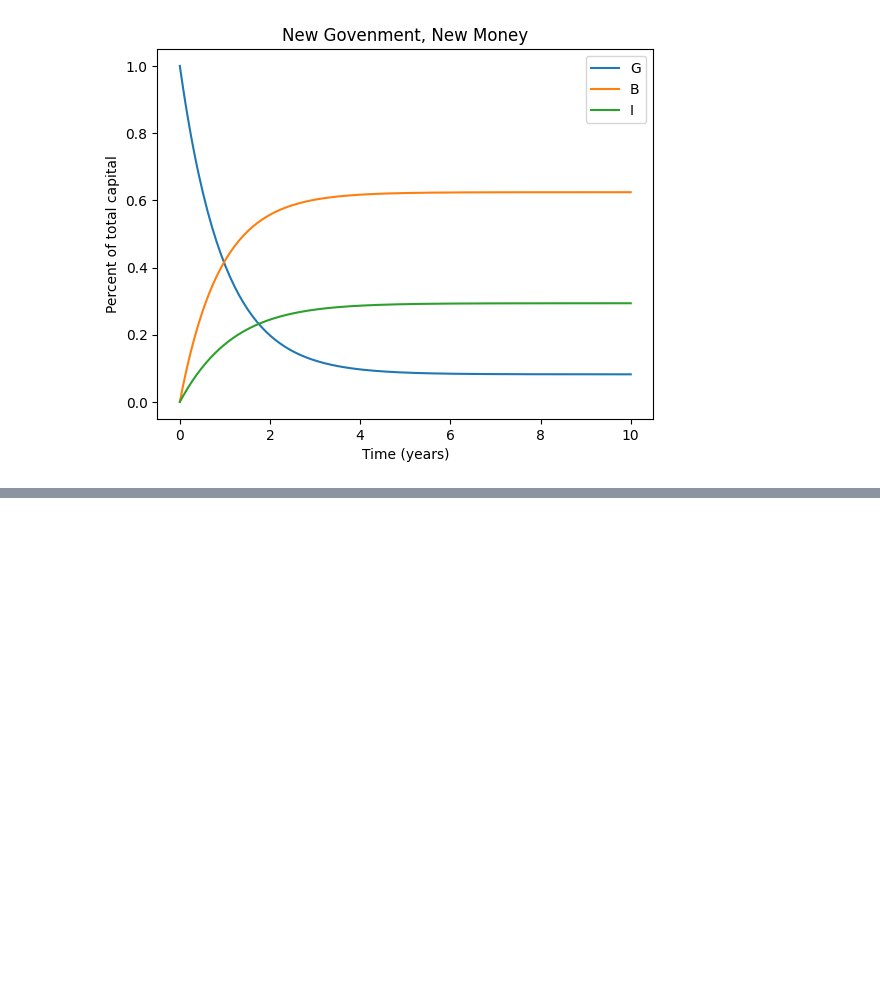
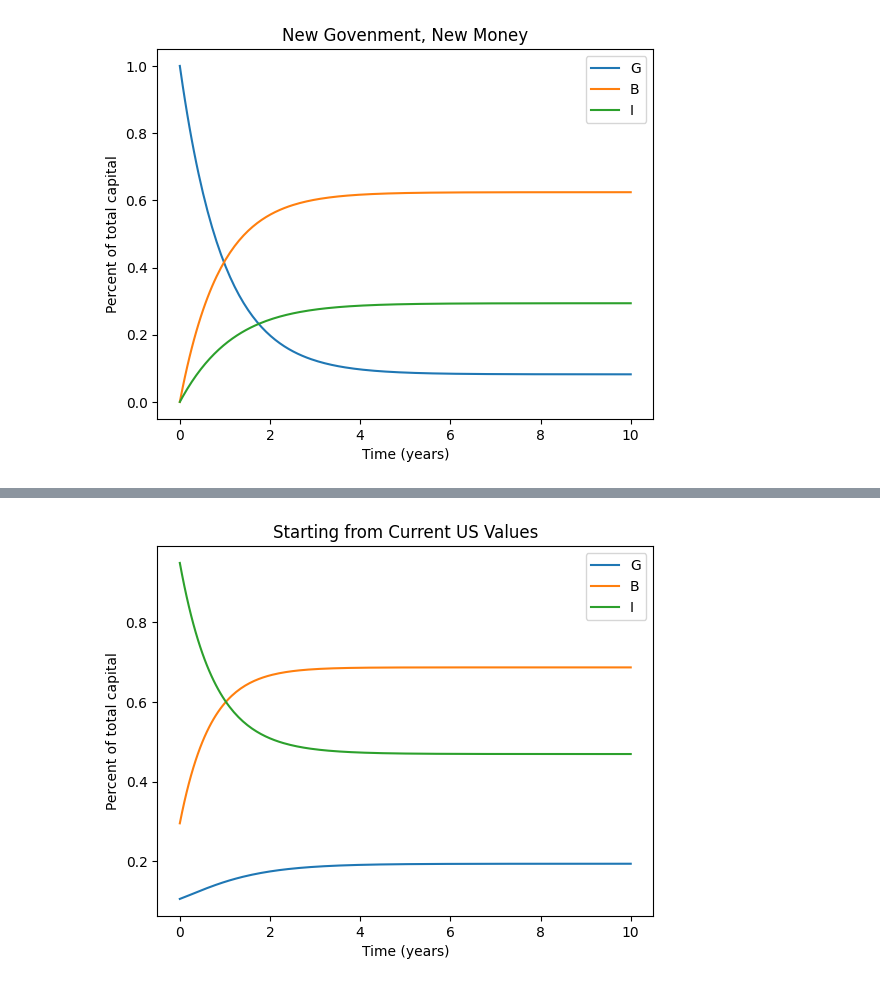
Before and after one commit to TeayounK/Vol4-Project, a Jupyter notebook: models.ipynb, the cells around one changed output, grey strips where cells are left out. Cells and saved outputs as stored; diff of their text form; code cells hidden in the pictures; blank space fills up the shorter version.

```diff
--- a/models.ipynb
+++ b/models.ipynb
@@ -38,0 +74,35 @@ plt.savefig("new_govt_money.png", dpi = 300)
+# %%
+tau_i = .085
+tau_b = .21
+beta = 0.7
+gamma = 0.5
+alpha = 0.75
+delta = .25
+
+# Make the ODE function
+def ode(t, y):
+    '''defines the ode system'''
+    return np.array([tau_i*y[2] + tau_b*y[1] - beta*y[0]-delta*y[0],
+                     alpha*y[2] + beta*y[0] - gamma*y[1] - tau_b*y[1],
+                     gamma*y[1] - alpha*y[2] - tau_i*y[2] + delta*y[0]])
+# Make the time domain
+t_span = (0, 10)
+# Set the initial conditions
+y0 = np.array([10.,28.,90.])
+y0 /= la.norm(y0)
+# solve the system
+sol = solve_ivp(ode, t_span, y0, max_step=0.05)
+
+# Plot solution and compare to actual
+plt.subplot(111)
+plt.plot(sol.t,sol.y[0], label="G")
+plt.plot(sol.t,sol.y[1], label="B")
+plt.plot(sol.t,sol.y[2], label="I")
+plt.legend()
+plt.ylabel("Percent of total capital")
+plt.xlabel("Time (years)")
+plt.title("Starting from Current US Values")
+
+plt.savefig("current_vals2.png", dpi = 300)
+# %% [output]
+[figure, added]
```
Also changed, not shown: parts of 2 cells of this notebook, 2 other files.
